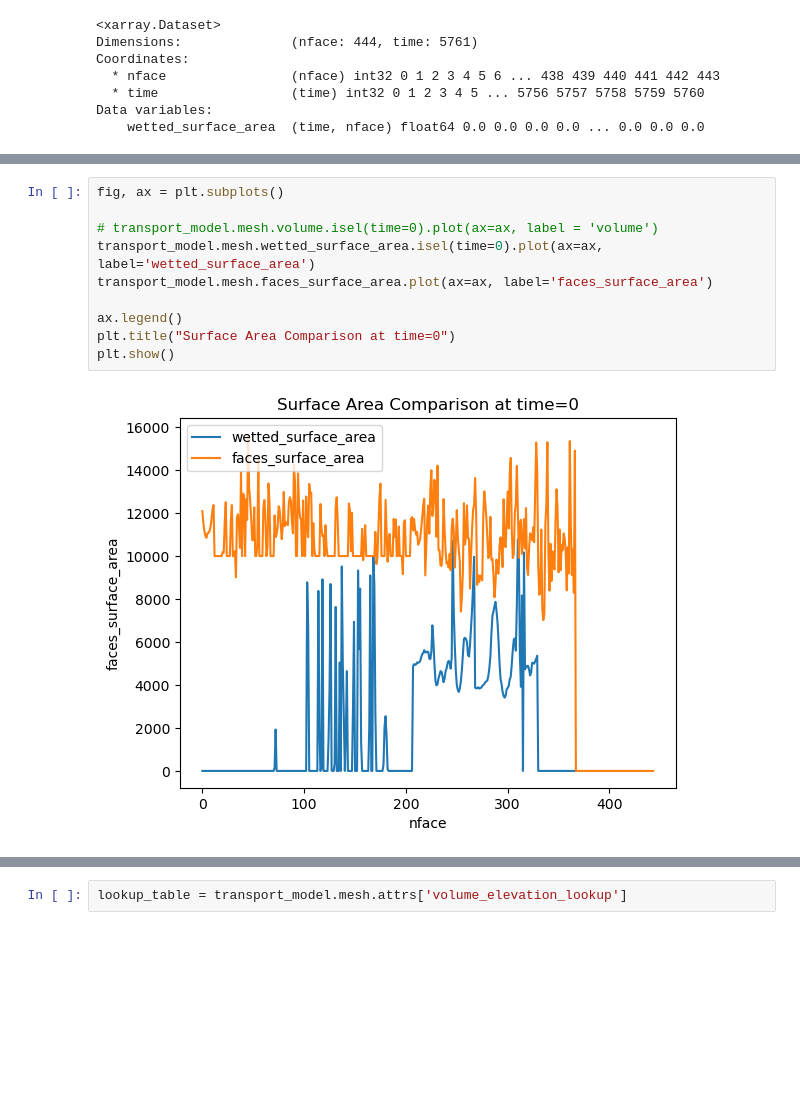
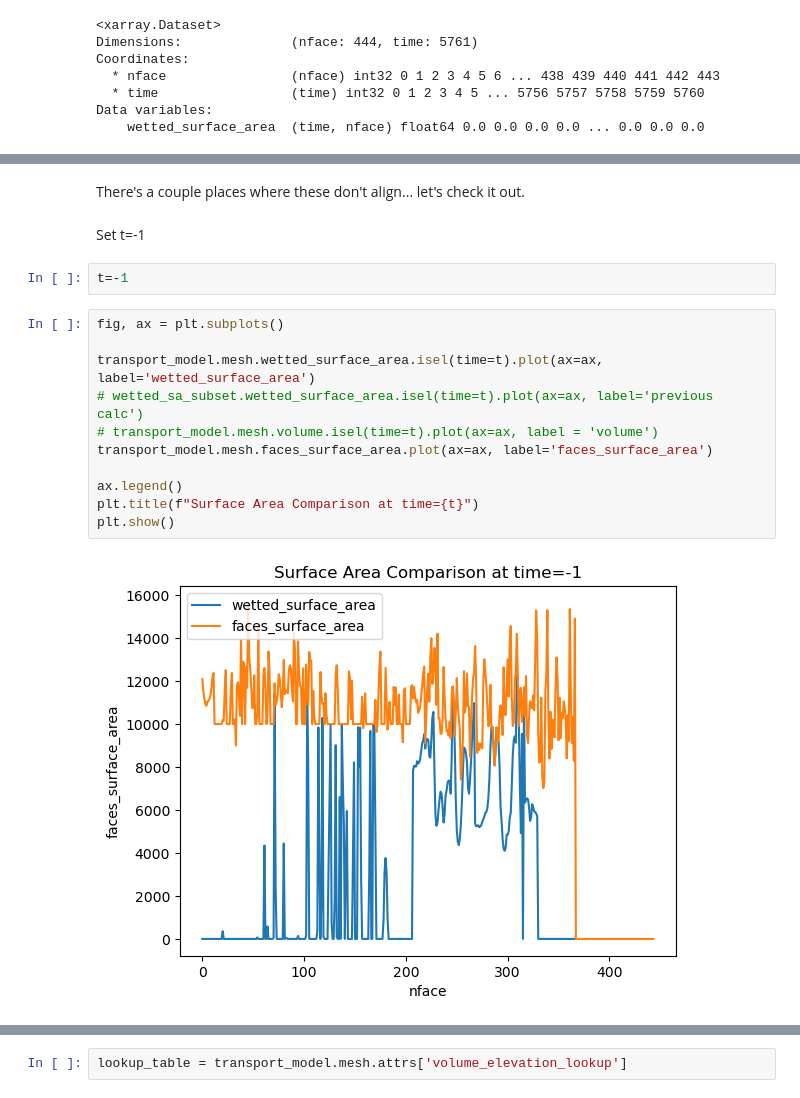
Before and after one commit to EcohydrologyTeam/ClearWater-riverine, a Jupyter notebook: examples/dev_sandbox/wetted_surface_area.ipynb, the cells around one changed output, grey strips where cells are left out. Cells and saved outputs as stored; diff of their text form; blank space fills up the shorter version.

```diff
--- a/examples/dev_sandbox/wetted_surface_area.ipynb
+++ b/examples/dev_sandbox/wetted_surface_area.ipynb
@@ -95,14 +107,21 @@ plt.show()
 # %% [output]
 [figure]
+# %% [markdown]
+There's a couple places where these don't align... let's check it out.
+# %% [markdown]
+Set t=-1
+# %%
+t=-1
 # %%
 fig, ax = plt.subplots()
 
-# transport_model.mesh.volume.isel(time=0).plot(ax=ax, label = 'volume')
-transport_model.mesh.wetted_surface_area.isel(time=0).plot(ax=ax, label='wetted_surface_area')
+transport_model.mesh.wetted_surface_area.isel(time=t).plot(ax=ax, label='wetted_surface_area')
+# wetted_sa_subset.wetted_surface_area.isel(time=t).plot(ax=ax, label='previous calc')
+# transport_model.mesh.volume.isel(time=t).plot(ax=ax, label = 'volume')
 transport_model.mesh.faces_surface_area.plot(ax=ax, label='faces_surface_area')
 
 ax.legend()
-plt.title("Surface Area Comparison at time=0")
+plt.title(f"Surface Area Comparison at time={t}")
 plt.show()
 # %% [output]
-[figure, old version]
+[figure, new version]
```
Also changed, not shown: parts of 43 cells of this notebook, 2 other files.
